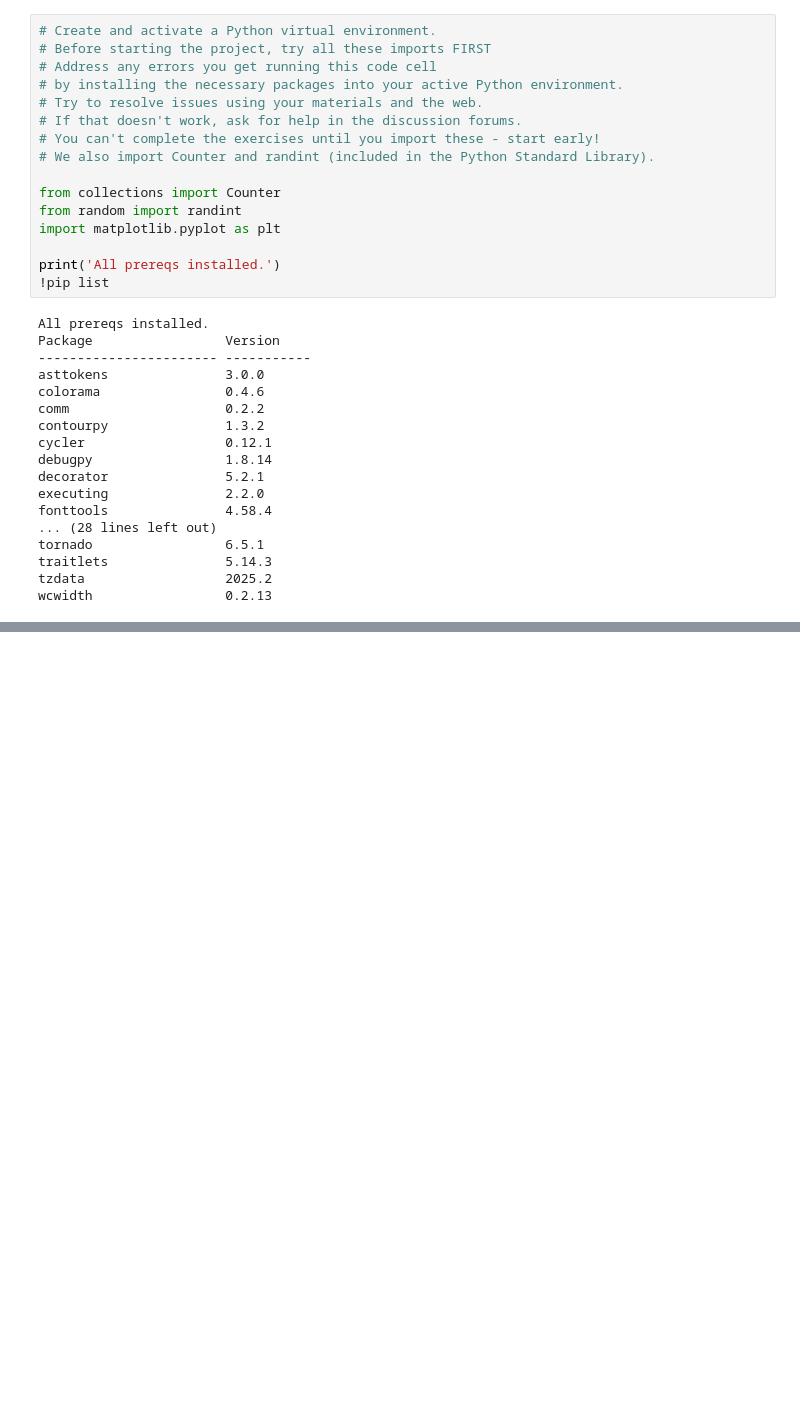
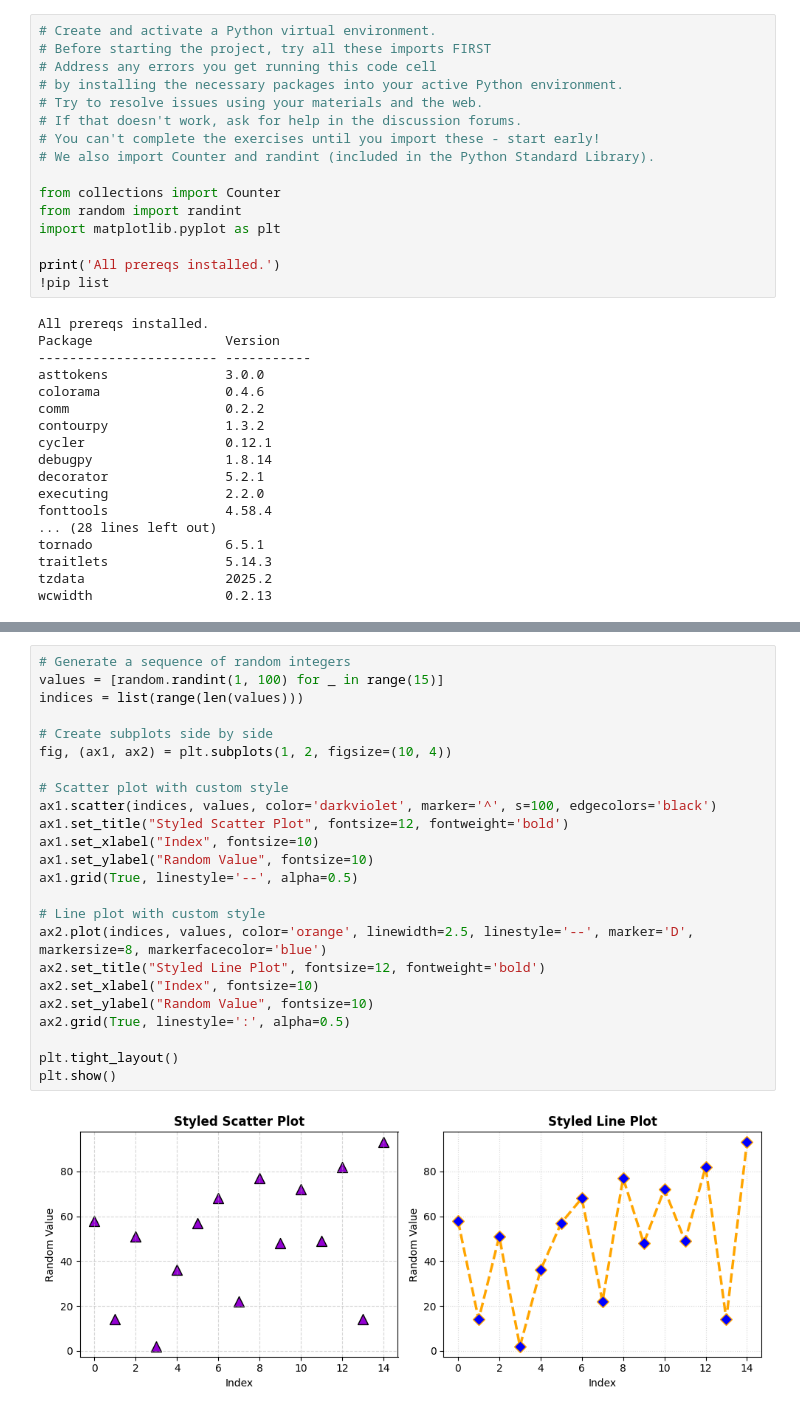
Before and after one commit to matthewpblock/pyplot, a Jupyter notebook: pyplot.ipynb, the cells around one changed output, grey strips where cells are left out. Drawn from its saved outputs; the diff is of its cells as text; blank space fills up the shorter version.

```diff
--- a/pyplot.ipynb
+++ b/pyplot.ipynb
@@ -64 +114,27 @@ letter_freq = dict(Counter(TEXT))
+# %%
+# Generate a sequence of random integers
+values = [random.randint(1, 100) for _ in range(15)]
+indices = list(range(len(values)))
+
+# Create subplots side by side
+fig, (ax1, ax2) = plt.subplots(1, 2, figsize=(10, 4))
+
+# Scatter plot with custom style
+ax1.scatter(indices, values, color='darkviolet', marker='^', s=100, edgecolors='black')
+ax1.set_title("Styled Scatter Plot", fontsize=12, fontweight='bold')
+ax1.set_xlabel("Index", fontsize=10)
+ax1.set_ylabel("Random Value", fontsize=10)
+ax1.grid(True, linestyle='--', alpha=0.5)
+
+# Line plot with custom style
+ax2.plot(indices, values, color='orange', linewidth=2.5, linestyle='--', marker='D', markersize=8, markerfacecolor='blue')
+ax2.set_title("Styled Line Plot", fontsize=12, fontweight='bold')
+ax2.set_xlabel("Index", fontsize=10)
+ax2.set_ylabel("Random Value", fontsize=10)
+ax2.grid(True, linestyle=':', alpha=0.5)
+
+plt.tight_layout()
+plt.show()
+# %% [output]
+[figure, added]
 # %% [markdown]
```
Also changed, not shown: parts of 7 cells of this notebook, 1 other file.
